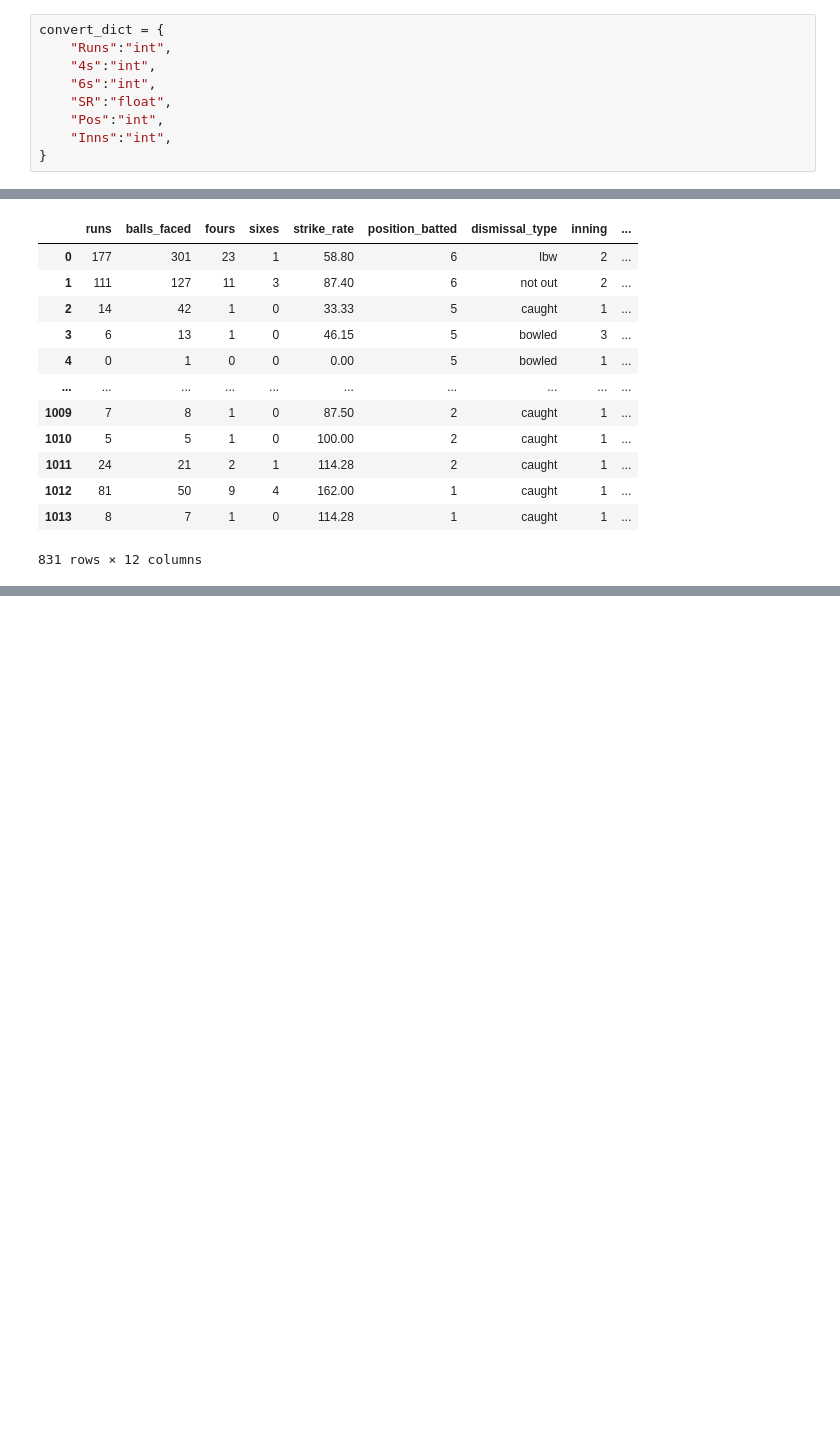
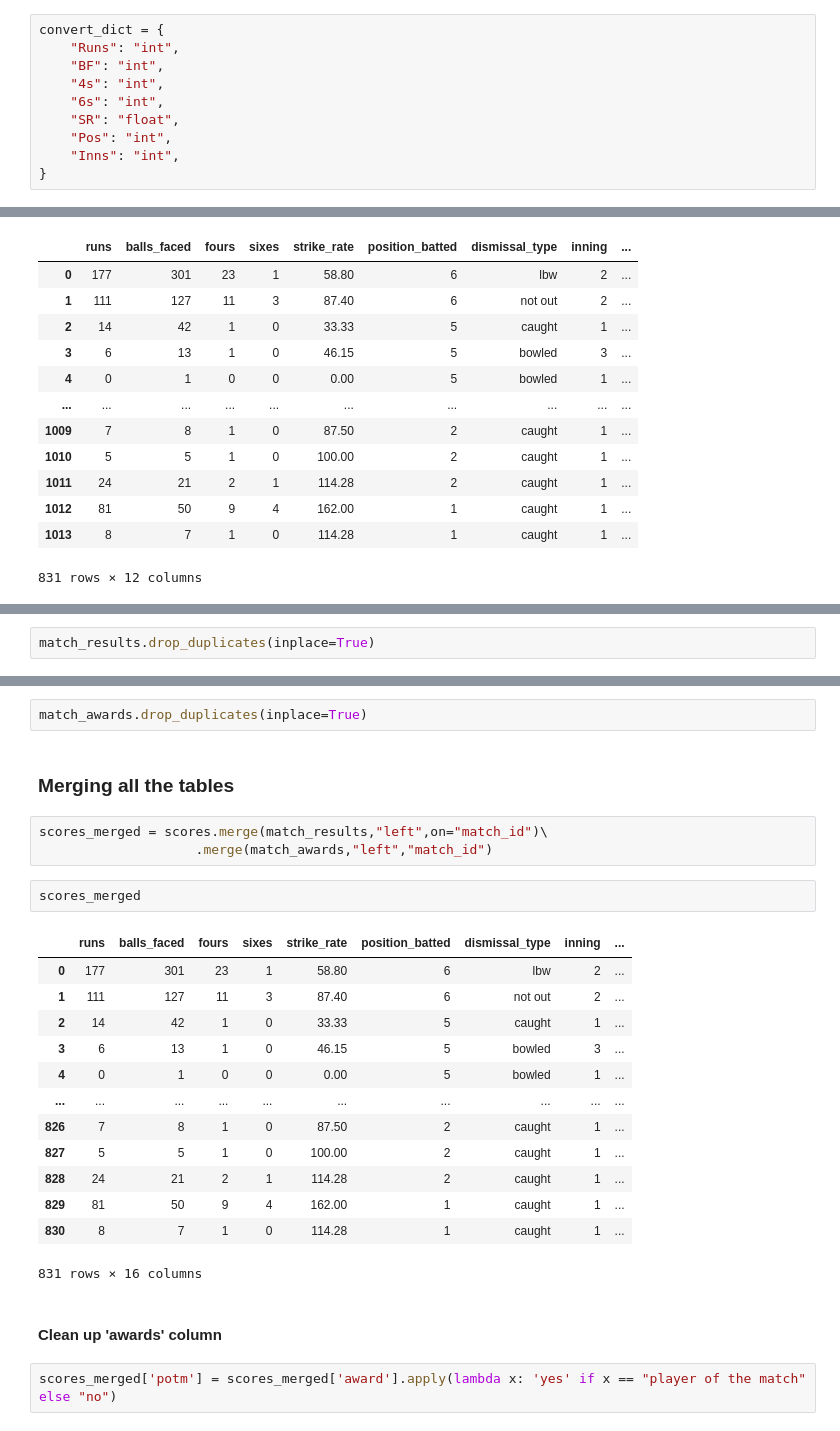
Before and after one commit to mohammedOwaiskh/rohit-sharma-career-scrapper, a Jupyter notebook: notebooks/transformation.ipynb, the cells around one changed output, grey strips where cells are left out. Saved outputs shown, nothing was run; the diff lists cells and outputs as text; blank space fills up the shorter version.

```diff
--- a/notebooks/transformation.ipynb
+++ b/notebooks/transformation.ipynb
@@ -212,12 +214,13 @@ match_id      object
 dtype: object
 # %%
 convert_dict = {
-    "Runs":"int",
-    "4s":"int",
-    "6s":"int",
-    "SR":"float",
-    "Pos":"int",
-    "Inns":"int",
+    "Runs": "int",
+    "BF": "int",
+    "4s": "int",
+    "6s": "int",
+    "SR": "float",
+    "Pos": "int",
+    "Inns": "int",
 }
 # %%
 scores = scores.astype(convert_dict,copy=True)
@@ -320,0 +319,2 @@ test[test["match_id"] == "Test # 2101"]
+# %%
+match_results.drop_duplicates(inplace=True)
@@ -320,0 +341,27 @@ test[test["match_id"] == "Test # 2101"]
+# %%
+match_awards.drop_duplicates(inplace=True)
+# %% [markdown]
+### Merging all the tables
+# %%
+scores_merged = scores.merge(match_results,"left",on="match_id")\
+                    .merge(match_awards,"left","match_id")
+# %%
+scores_merged
+# %% [output]
+|  | runs | balls_faced | fours | sixes | strike_rate | position_batted | dismissal_type | inning | ... |
+| 0 | 177 | 301 | 23 | 1 | 58.80 | 6 | lbw | 2 | ... |
+| 1 | 111 | 127 | 11 | 3 | 87.40 | 6 | not out | 2 | ... |
+| 2 | 14 | 42 | 1 | 0 | 33.33 | 5 | caught | 1 | ... |
+| 3 | 6 | 13 | 1 | 0 | 46.15 | 5 | bowled | 3 | ... |
+| 4 | 0 | 1 | 0 | 0 | 0.00 | 5 | bowled | 1 | ... |
+| ... | ... | ... | ... | ... | ... | ... | ... | ... | ... |
+| 826 | 7 | 8 | 1 | 0 | 87.50 | 2 | caught | 1 | ... |
+| 827 | 5 | 5 | 1 | 0 | 100.00 | 2 | caught | 1 | ... |
+| 828 | 24 | 21 | 2 | 1 | 114.28 | 2 | caught | 1 | ... |
+| 829 | 81 | 50 | 9 | 4 | 162.00 | 1 | caught | 1 | ... |
+| 830 | 8 | 7 | 1 | 0 | 114.28 | 1 | caught | 1 | ... |
+831 rows × 16 columns
+# %% [markdown]
+#### Clean up 'awards' column
+# %%
+scores_merged['potm'] = scores_merged['award'].apply(lambda x: 'yes' if x == "player of the match" else "no")
```
Also changed, not shown: parts of 18 cells of this notebook, 7 other files.
